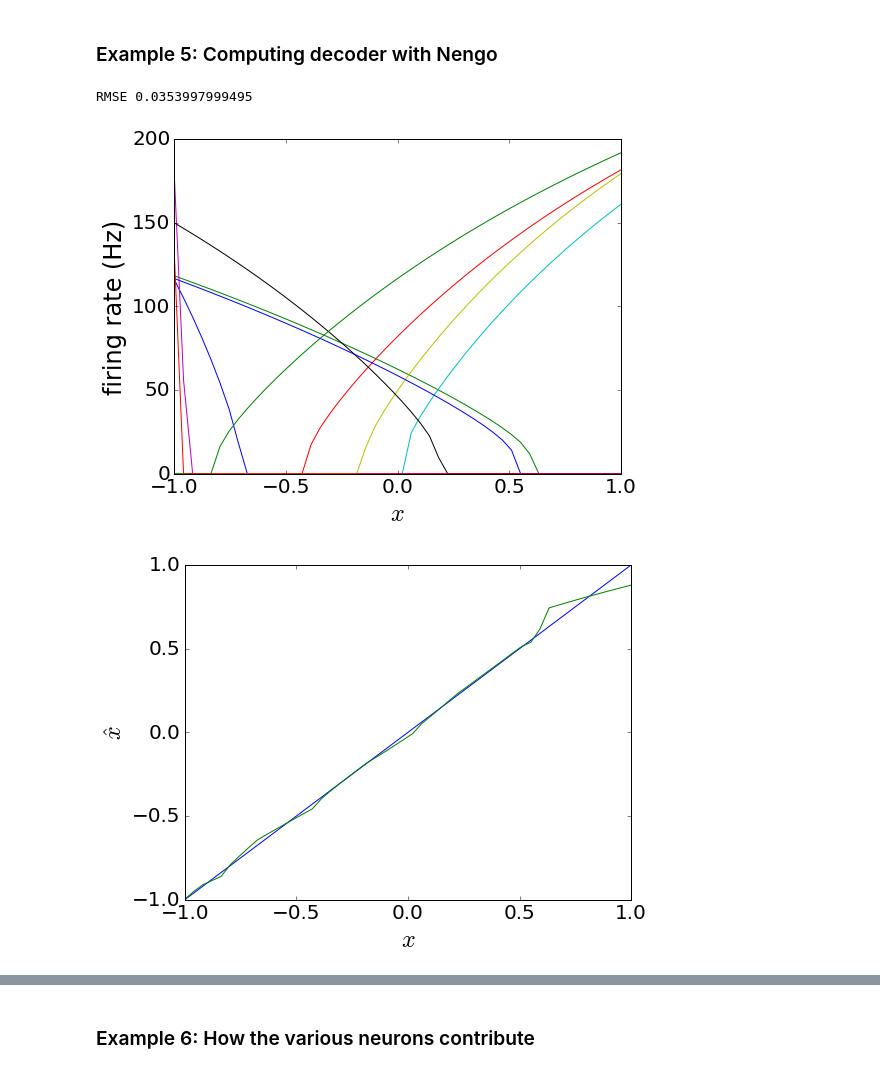
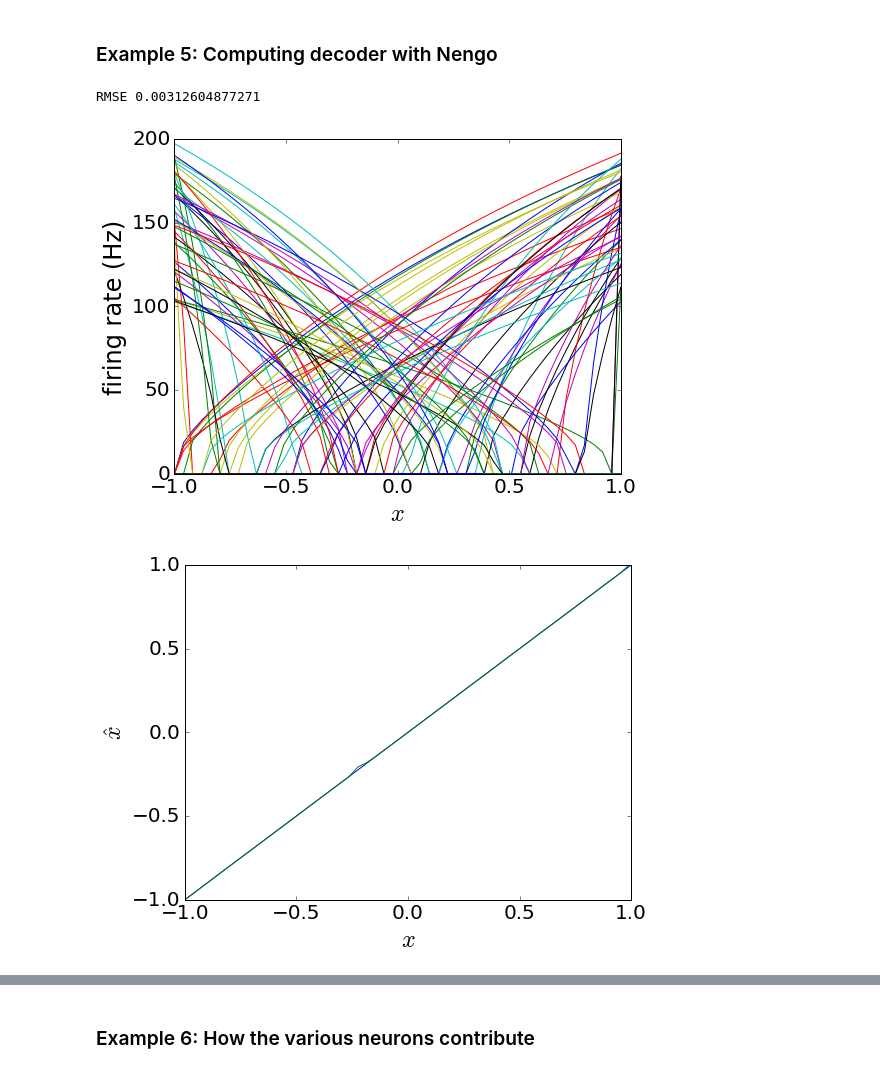
Before and after one commit to Stanford-BIS/syde556, a Jupyter notebook: EE 304 Lecture 2 Representation.ipynb, the cells around one changed output, grey strips where cells are left out. Drawn from its saved outputs; the diff is of its cells as text; code cells hidden in the pictures.

```diff
--- a/EE 304 Lecture 2 Representation.ipynb
+++ b/EE 304 Lecture 2 Representation.ipynb
@@ -433,7 +433,7 @@ $$
 from nengo.utils.ensemble import tuning_curves
 from nengo.dists import Uniform
 
-N = 10
+N = 100
 
 model = nengo.Network(label='Neurons')
 with model:
@@ -447,33 +447,33 @@ with model:
 
 sim = nengo.Simulator(model)
 
 d = sim.data[connection].weights.T
 
 x, A = tuning_curves(neurons, sim)
 
 xhat = numpy.dot(A, d)
 
 plt.figure(figsize=(8,6))
 plt.plot(x, A)
 plt.xlabel('$x$')
 plt.ylabel('firing rate (Hz)')
 
 plt.figure(figsize=(8,6))
 plt.plot(x, x)
 plt.plot(x, xhat)
 plt.xlabel('$x$')
 plt.ylabel('$\hat{x}$')
 plt.ylim(-1, 1)
 plt.xlim(-1, 1)
 
 plt.figure(figsize=(8,6))
 plt.plot(x, xhat-x)
 plt.xlabel('$x$')
 plt.ylabel('$\hat{x}-x$')
 plt.xlim(-1, 1)
 
 print 'RMSE', numpy.sqrt(numpy.average((x-xhat)**2))
 # %% [output]
-RMSE 0.0353997999495
+RMSE 0.00312604877271
-[figure, old version]
+[figure, new version]
-[figure, old version]
+[figure, new version]
```
Also changed, not shown: parts of 1 cell of this notebook, 2 other files.
